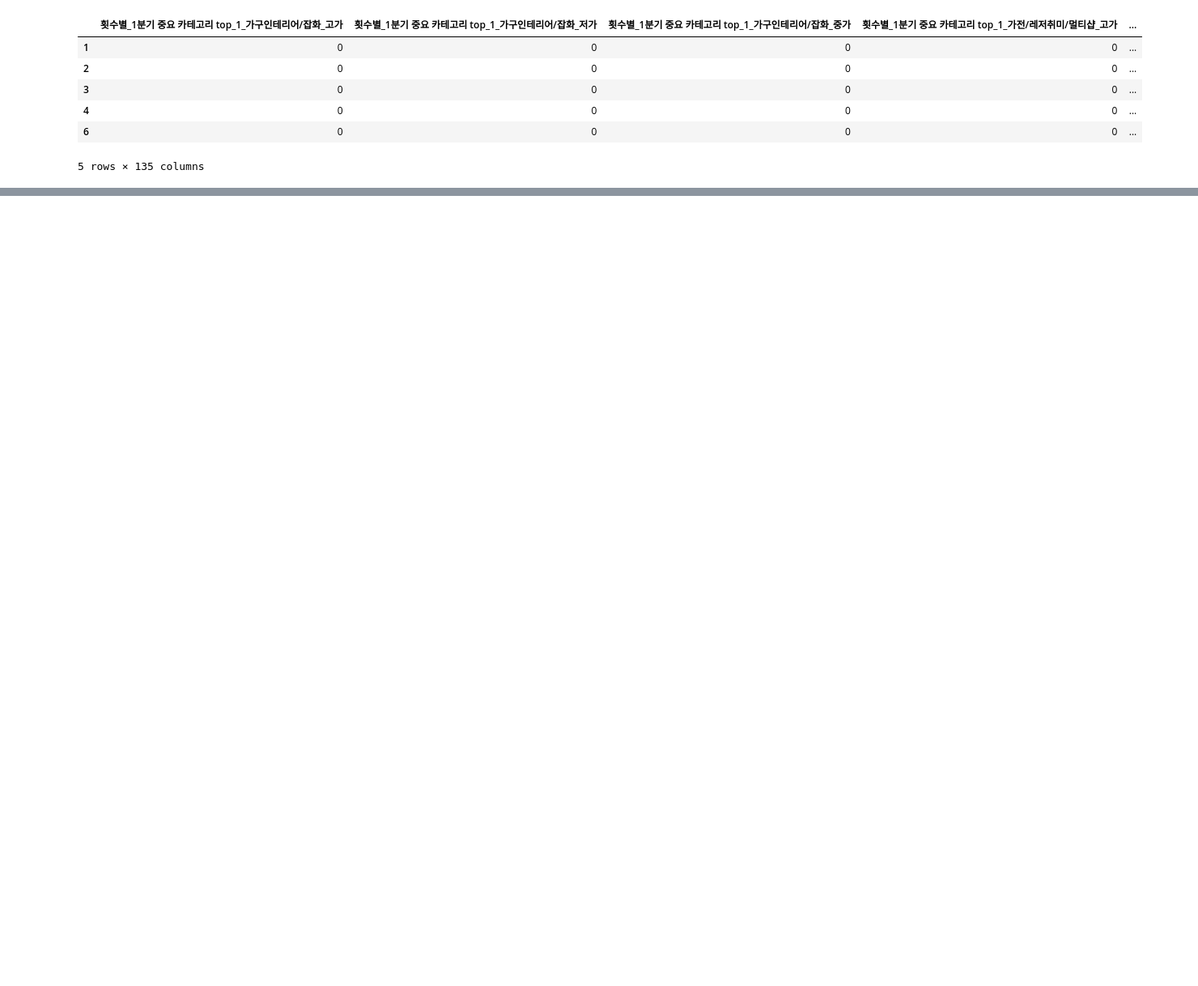
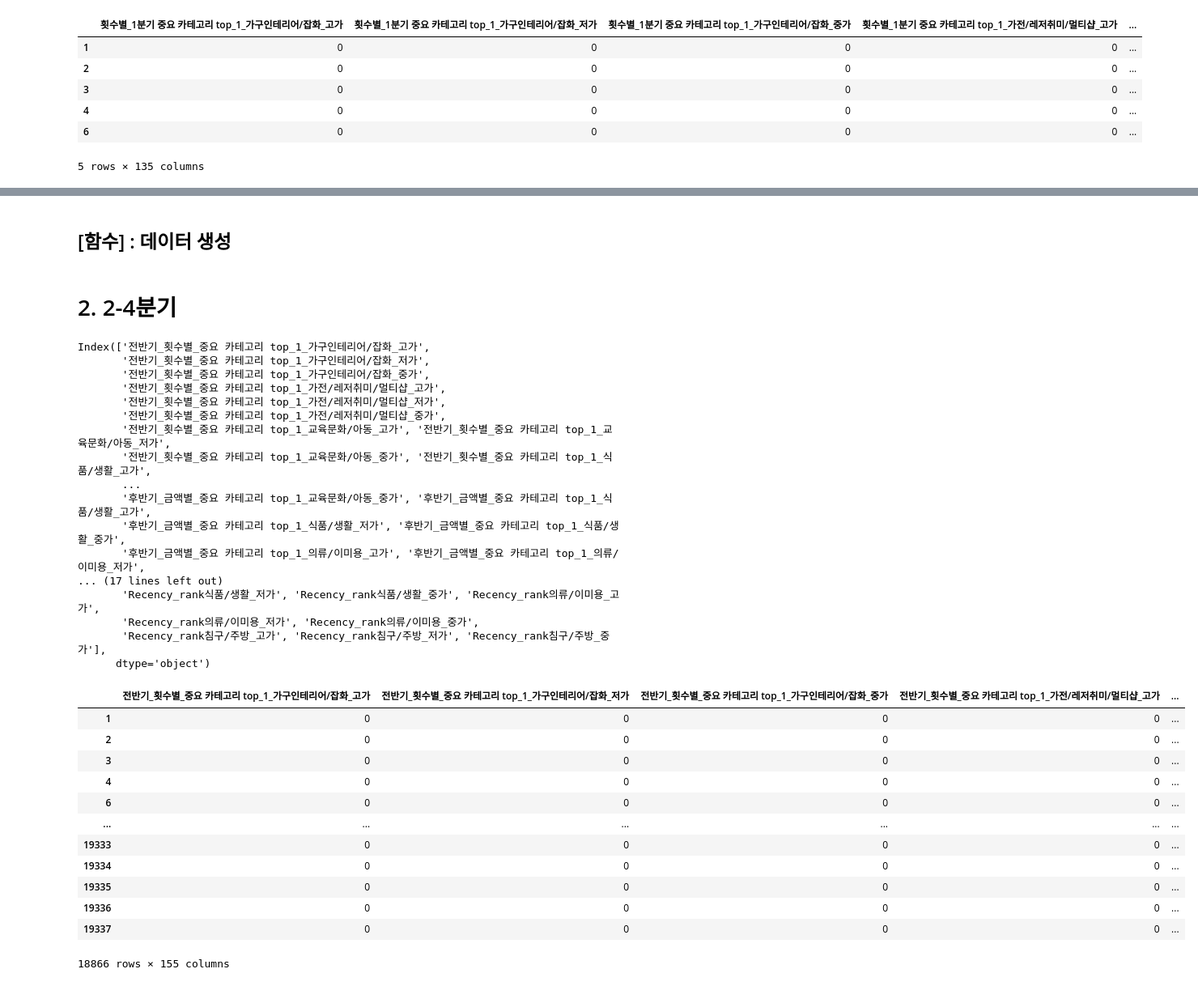
Before and after one commit to leejunghyunA/second_projects, a Jupyter notebook: F_top2 피처 인코딩.ipynb, the cells around one changed output, grey strips where cells are left out. Shown at 81% size. Drawn from its saved outputs; the diff is of its cells as text; code cells hidden in the pictures; blank space fills up the shorter version.

```diff
--- a/F_top2 피처 인코딩.ipynb
+++ b/F_top2 피처 인코딩.ipynb
@@ -779,0 +800,30 @@ plus_features_q3.to_csv('change_label.csv')
+# %% [markdown]
+## [함수] : 데이터 생성
+# %%
+# 변경
+common_columns = ['전반기', '중반기', '후반기']
+def category_top1_enco(df_li, quater):
+    concat_df = []
+    start_q = quater-3
+    for df, new_column in zip(df_li, common_columns):
+
+        # 조회할 컬럼이름
+        count_column = f'횟수별_{start_q}분기 중요 카테고리 top_1'
+        amount_column = f'금액별_{start_q}분기 중요 카테고리 top_1'
+
+        # 새로생성할 컬럼이름
+        new_create_count = new_column + '_횟수별_중요 카테고리 top_1'
+        new_create_amount = new_column + '_금액별_중요 카테고리 top_1'
+
+        # 문자만 추출
+        df[new_create_count] = df[count_column].apply(lambda x: x.split('Frequency_')[-1][:-3])
+        df[new_create_amount] = df[amount_column].apply(lambda x: x.split('[')[-1][1:-3])
+
+        # top1 컬럼끼리만 분기별로 합치기
+        out_df = df[[new_create_count, new_create_amount]]
+        concat_df.append(out_df)
+        start_q+=1
+
+    total_df = pd.concat(concat_df, axis=1)
+
+    return total_df
@@ -779,0 +873,37 @@ plus_features_q3.to_csv('change_label.csv')
+# %% [markdown]
+# 2. 2-4분기
+# %%
+Q24_df = [RMF_Engel_Q2, RMF_Engel_Q3, RMF_Engel_Q4]
+Category_Top_Q2_Q4 =  create_df(Q24_df, 5)
+Category_Top_Q2_Q4
+# %% [output]
+Index(['전반기_횟수별_중요 카테고리 top_1_가구인테리어/잡화_고가',
+       '전반기_횟수별_중요 카테고리 top_1_가구인테리어/잡화_저가',
+       '전반기_횟수별_중요 카테고리 top_1_가구인테리어/잡화_중가',
+       '전반기_횟수별_중요 카테고리 top_1_가전/레저취미/멀티샵_고가',
+       '전반기_횟수별_중요 카테고리 top_1_가전/레저취미/멀티샵_저가',
+       '전반기_횟수별_중요 카테고리 top_1_가전/레저취미/멀티샵_중가',
+       '전반기_횟수별_중요 카테고리 top_1_교육문화/아동_고가', '전반기_횟수별_중요 카테고리 top_1_교육문화/아동_저가',
+       '전반기_횟수별_중요 카테고리 top_1_교육문화/아동_중가', '전반기_횟수별_중요 카테고리 top_1_식품/생활_고가',
+       ...
+       '후반기_금액별_중요 카테고리 top_1_교육문화/아동_중가', '후반기_금액별_중요 카테고리 top_1_식품/생활_고가',
+       '후반기_금액별_중요 카테고리 top_1_식품/생활_저가', '후반기_금액별_중요 카테고리 top_1_식품/생활_중가',
+       '후반기_금액별_중요 카테고리 top_1_의류/이미용_고가', '후반기_금액별_중요 카테고리 top_1_의류/이미용_저가',
+... (17 lines left out)
+       'Recency_rank식품/생활_저가', 'Recency_rank식품/생활_중가', 'Recency_rank의류/이미용_고가',
+       'Recency_rank의류/이미용_저가', 'Recency_rank의류/이미용_중가',
+       'Recency_rank침구/주방_고가', 'Recency_rank침구/주방_저가', 'Recency_rank침구/주방_중가'],
+      dtype='object')
+|  | 전반기_횟수별_중요 카테고리 top_1_가구인테리어/잡화_고가 | 전반기_횟수별_중요 카테고리 top_1_가구인테리어/잡화_저가 | 전반기_횟수별_중요 카테고리 top_1_가구인테리어/잡화_중가 | 전반기_횟수별_중요 카테고리 top_1_가전/레저취미/멀티샵_고가 | ... |
+| 1 | 0 | 0 | 0 | 0 | ... |
+| 2 | 0 | 0 | 0 | 0 | ... |
+| 3 | 0 | 0 | 0 | 0 | ... |
+| 4 | 0 | 0 | 0 | 0 | ... |
+| 6 | 0 | 0 | 0 | 0 | ... |
+| ... | ... | ... | ... | ... | ... |
+| 19333 | 0 | 0 | 0 | 0 | ... |
+| 19334 | 0 | 0 | 0 | 0 | ... |
+| 19335 | 0 | 0 | 0 | 0 | ... |
+| 19336 | 0 | 0 | 0 | 0 | ... |
+| 19337 | 0 | 0 | 0 | 0 | ... |
+18866 rows × 155 columns
```
Also changed, not shown: parts of 27 cells of this notebook, 1 other file.
